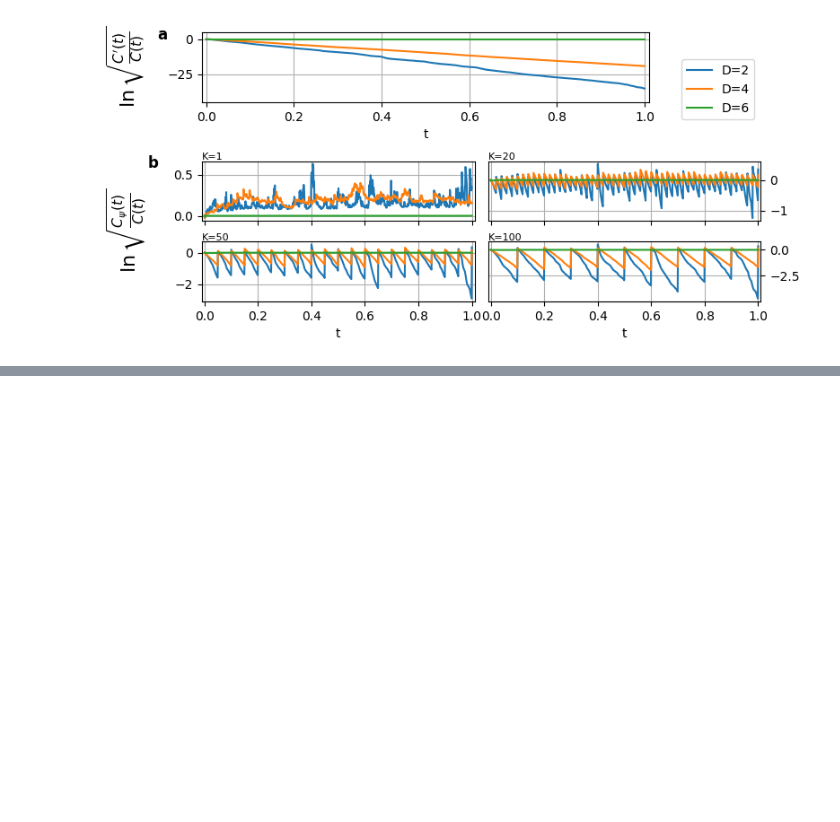
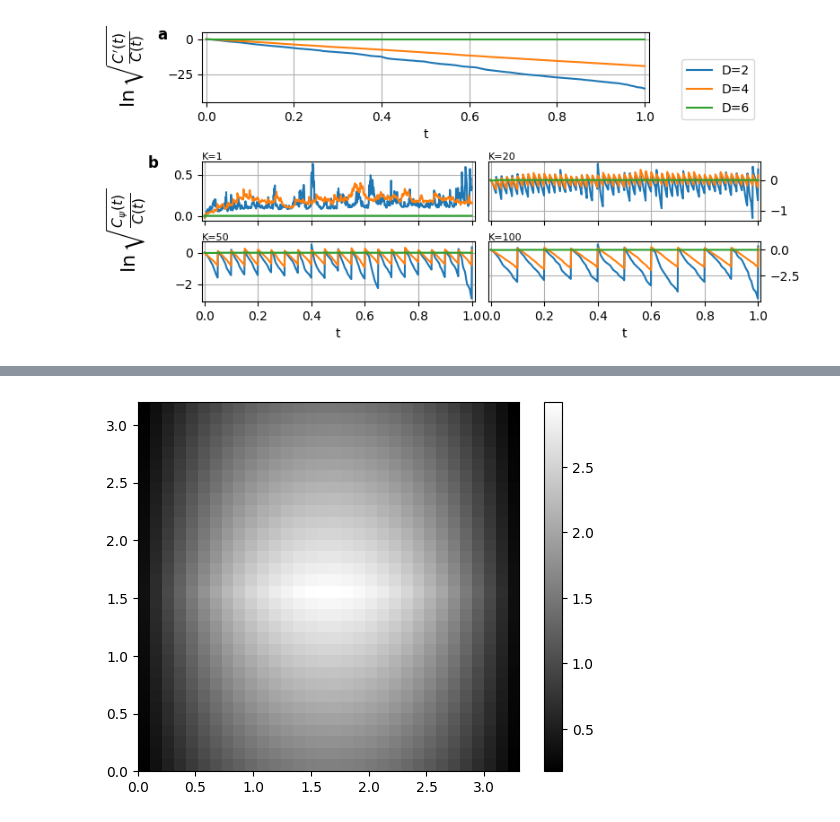
Before and after one commit to KnightShuffler/Quantum-Non-Unitary-Time-Evolution-Public-, a Jupyter notebook: heat_eqn_figs.ipynb, the cells around one changed output, grey strips where cells are left out. Saved outputs shown, nothing was run; the diff lists cells and outputs as text; code cells hidden in the pictures; blank space fills up the shorter version.

```diff
--- a/heat_eqn_figs.ipynb
+++ b/heat_eqn_figs.ipynb
@@ -219,0 +250,7 @@ plt.show()
+# %%
+m = expt_datas[2].f0.reshape(32,32)
+plt.imshow(m, cmap='gray', interpolation='none', extent=[0.0, expt_datas[2].L[0], 0.0, expt_datas[2].L[1]])
+plt.colorbar()
+plt.show()
+# %% [output]
+[figure, added]
```
Also changed, not shown: parts of 10 cells of this notebook.
